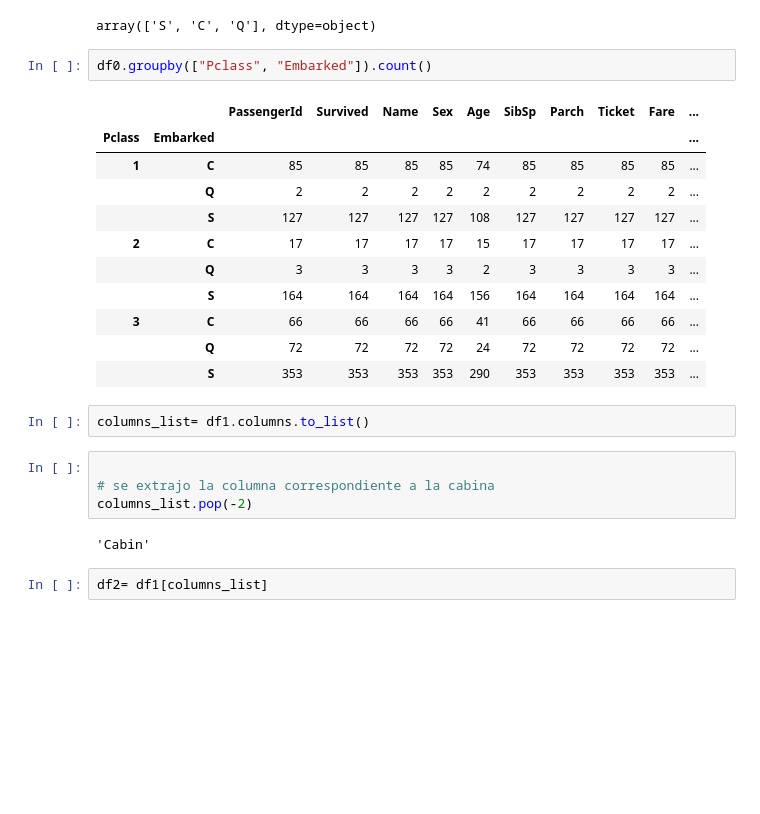
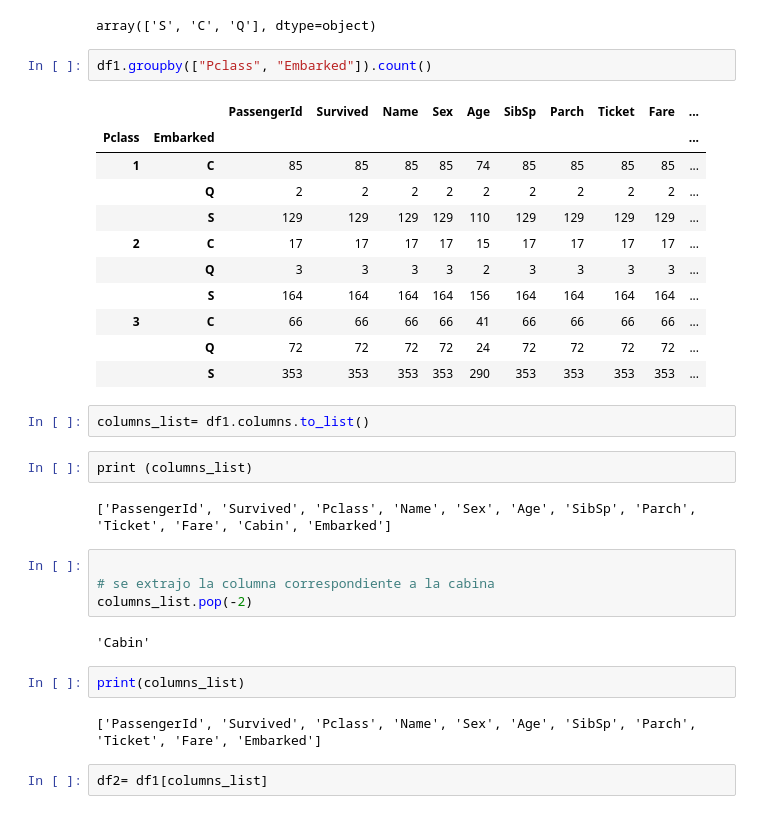
Before and after one commit to CarmenRosillo/fundamentos_python, a Jupyter notebook: domingo_14.ipynb, the cells around one changed output. Saved outputs shown, nothing was run; the diff lists cells and outputs as text; blank space fills up the shorter version.

```diff
--- a/domingo_14.ipynb
+++ b/domingo_14.ipynb
@@ -185,13 +185,13 @@ df1["Embarked"].unique()
 # %% [output]
 array(['S', 'C', 'Q'], dtype=object)
 # %%
-df0.groupby(["Pclass", "Embarked"]).count()
+df1.groupby(["Pclass", "Embarked"]).count()
 # %% [output]
 |  |  | PassengerId | Survived | Name | Sex | Age | SibSp | Parch | Ticket | Fare | ... |
 | Pclass | Embarked |  |  |  |  |  |  |  |  |  | ... |
 | 1 | C | 85 | 85 | 85 | 85 | 74 | 85 | 85 | 85 | 85 | ... |
 |  | Q | 2 | 2 | 2 | 2 | 2 | 2 | 2 | 2 | 2 | ... |
-|  | S | 127 | 127 | 127 | 127 | 108 | 127 | 127 | 127 | 127 | ... |
+|  | S | 129 | 129 | 129 | 129 | 110 | 129 | 129 | 129 | 129 | ... |
 | 2 | C | 17 | 17 | 17 | 17 | 15 | 17 | 17 | 17 | 17 | ... |
 |  | Q | 3 | 3 | 3 | 3 | 2 | 3 | 3 | 3 | 3 | ... |
 |  | S | 164 | 164 | 164 | 164 | 156 | 164 | 164 | 164 | 164 | ... |
@@ -200,12 +200,20 @@ df0.groupby(["Pclass", "Embarked"]).count()
 |  | S | 353 | 353 | 353 | 353 | 290 | 353 | 353 | 353 | 353 | ... |
 # %%
 columns_list= df1.columns.to_list()
+# %%
+print (columns_list)
+# %% [output]
+['PassengerId', 'Survived', 'Pclass', 'Name', 'Sex', 'Age', 'SibSp', 'Parch', 'Ticket', 'Fare', 'Cabin', 'Embarked']
 # %%
 
 # se extrajo la columna correspondiente a la cabina
 columns_list.pop(-2)
 # %% [output]
 'Cabin'
+# %%
+print(columns_list)
+# %% [output]
+['PassengerId', 'Survived', 'Pclass', 'Name', 'Sex', 'Age', 'SibSp', 'Parch', 'Ticket', 'Fare', 'Embarked']
 # %%
 df2= df1[columns_list]
 # %%
```
Also changed, not shown: parts of 10 cells of this notebook.
